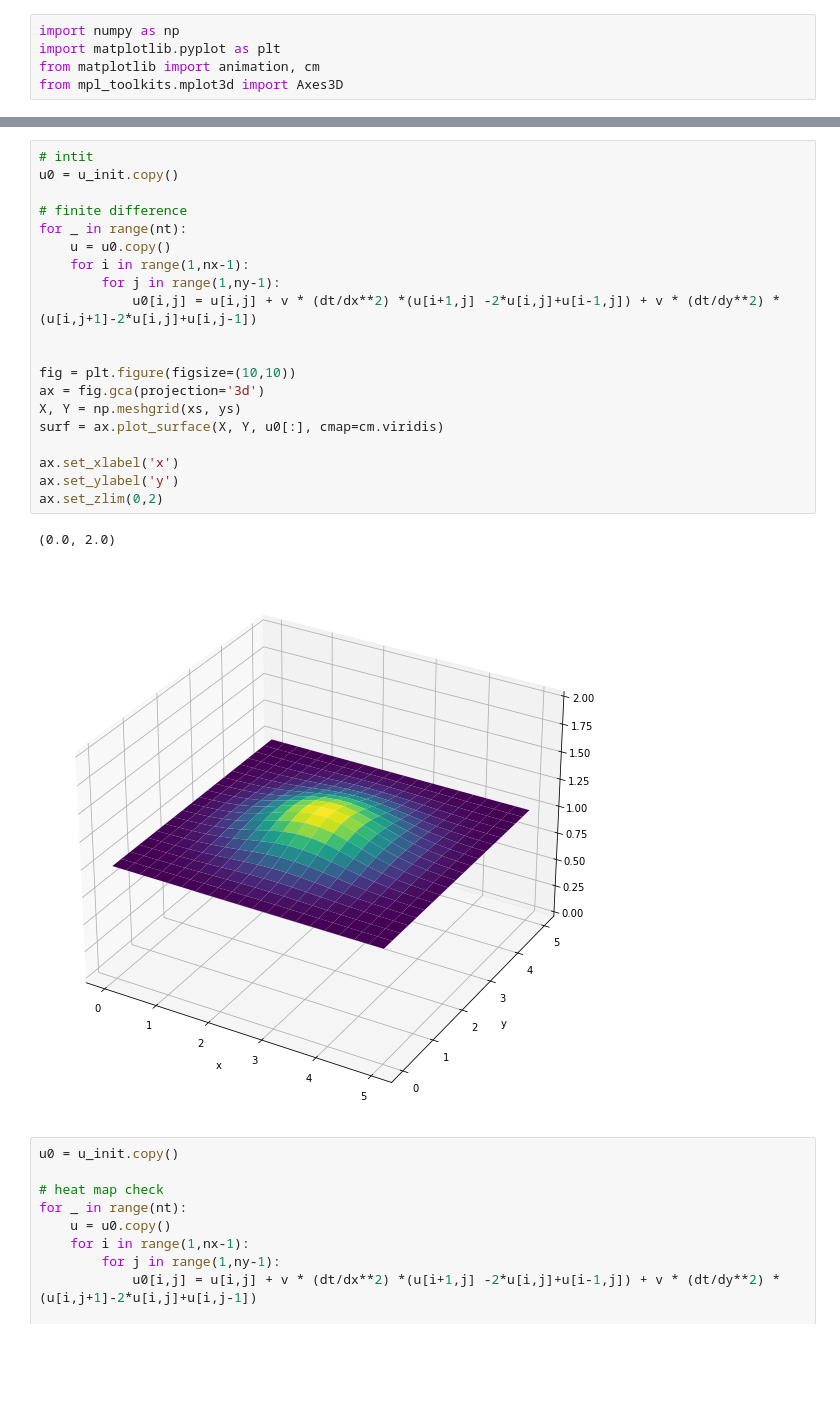
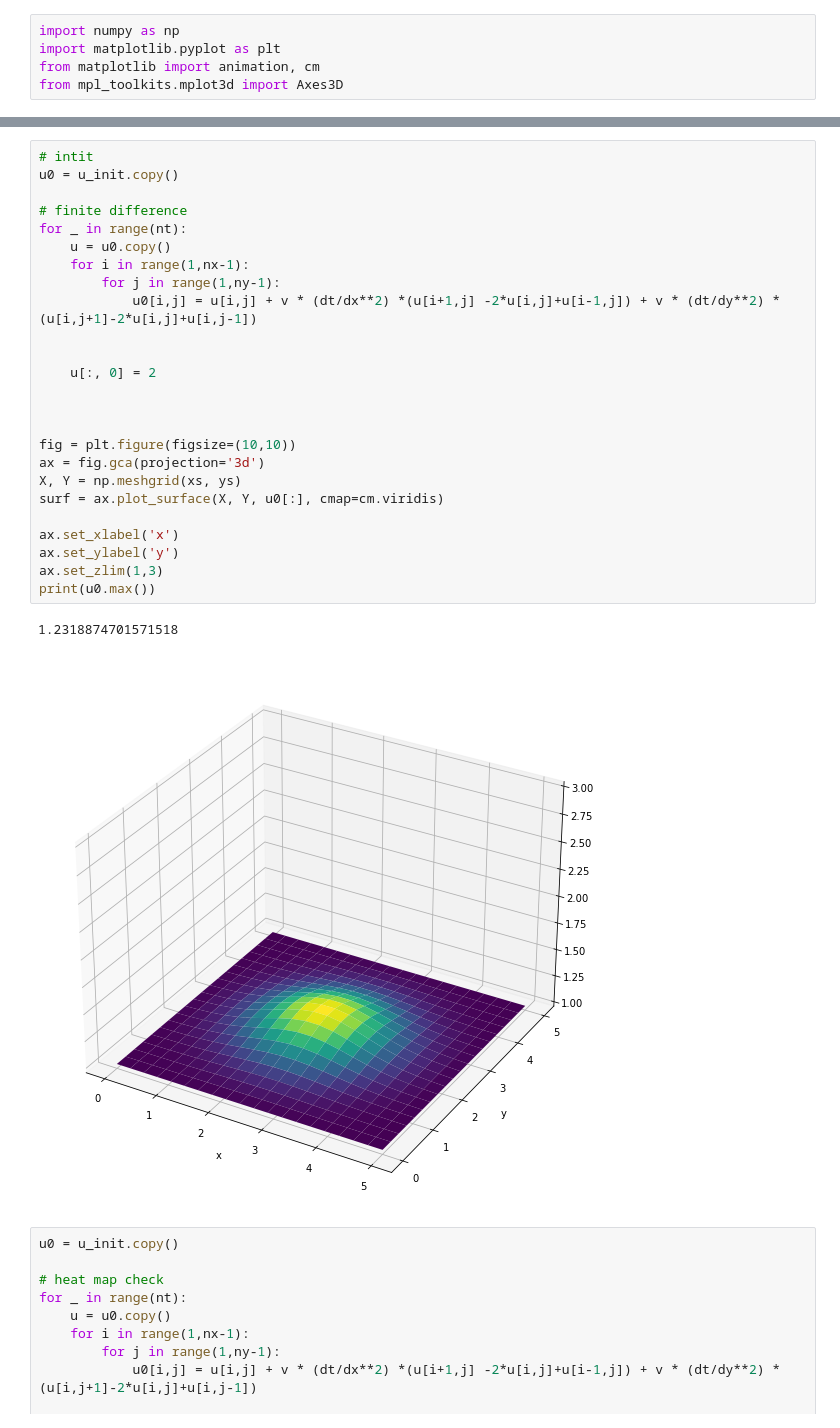
Before and after one commit to sushiTonpai/CFDsim2D, a Jupyter notebook: 2d diffusion.ipynb, the cells around one changed output, grey strips where cells are left out. Cells and saved outputs as stored; diff of their text form; blank space fills up the shorter version.

```diff
--- a/2d diffusion.ipynb
+++ b/2d diffusion.ipynb
@@ -57,26 +60,31 @@ Text(0.5, 0, 'y')
 # %%
 # intit
 u0 = u_init.copy()
 
 # finite difference
 for _ in range(nt):
     u = u0.copy()
     for i in range(1,nx-1):
         for j in range(1,ny-1):
             u0[i,j] = u[i,j] + v * (dt/dx**2) *(u[i+1,j] -2*u[i,j]+u[i-1,j]) + v * (dt/dy**2) *(u[i,j+1]-2*u[i,j]+u[i,j-1])
 
 
+    u[:, 0] = 2
+
+
+
 fig = plt.figure(figsize=(10,10))
 ax = fig.gca(projection='3d')
 X, Y = np.meshgrid(xs, ys)
 surf = ax.plot_surface(X, Y, u0[:], cmap=cm.viridis)
 
 ax.set_xlabel('x')
 ax.set_ylabel('y')
-ax.set_zlim(0,2)
+ax.set_zlim(1,3)
+print(u0.max())
 # %% [output]
-(0.0, 2.0)
+1.2318874701571518
-[figure, old version]
+[figure, new version]
 # %%
 u0 = u_init.copy()
 
```
Also changed, not shown: parts of 3 cells of this notebook, 5 other files.
